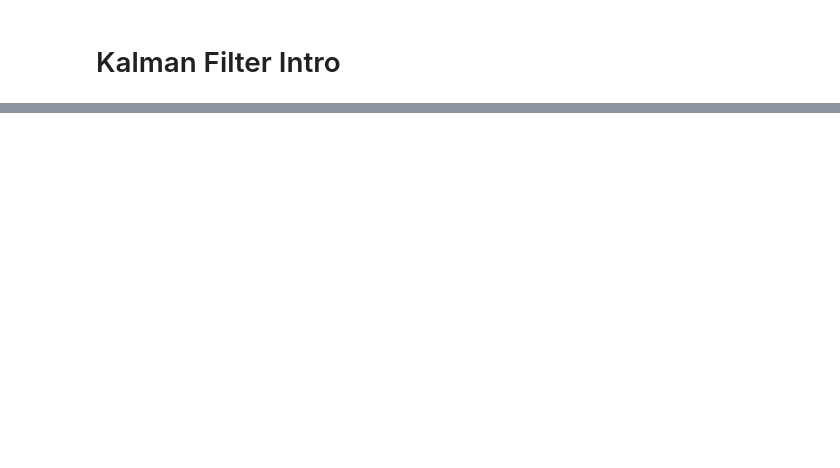
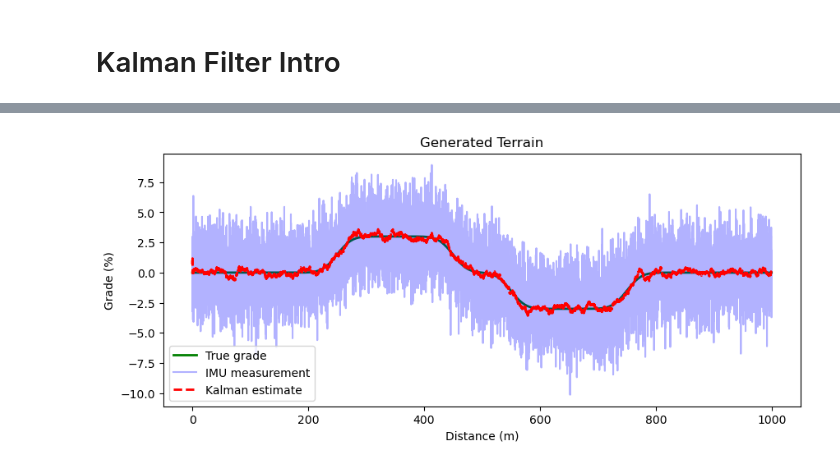
Before and after one commit to barroncelli/ATFS, a Jupyter notebook: Kalman_Models.ipynb, the cells around one changed output, grey strips where cells are left out. Cells and saved outputs as stored; diff of their text form; code cells hidden in the pictures; blank space fills up the shorter version.

```diff
--- a/Kalman_Models.ipynb
+++ b/Kalman_Models.ipynb
@@ -133,0 +261,86 @@ plt.show()
+# %%
+from scipy.ndimage import gaussian_filter1d
+
+dx = .1
+dist = 1000
+pos_x = np.arange(0, dist, dx)
+
+x_len = len(pos_x)
+grade_true = np.zeros(x_len)
+grade_true[25 * x_len // 100: 45 * x_len // 100] = 0.03
+grade_true[55 * x_len // 100: 75 * x_len // 100] = -0.03
+grade_true = gaussian_filter1d(grade_true, sigma=200) # smooth out grade transitions
+
+dgdx_true = np.concatenate([[0], np.diff(grade_true) / dx]) # making the very first element 0 to preserve vector length
+
+imu_noise_std = 0.02
+grade_measured = grade_true + np.random.normal(0, imu_noise_std, x_len)
+
+
+# rider model
+v_flat = 7      # 7 m/s ~= 16 mph
+grade_variance = 10  # approximating a linear relationship between speed and grade. Will update in later models.
+v_model = np.full(x_len, v_flat) - 10 * grade_true
+v_noise = gaussian_filter1d(np.random.normal(0, 0.2, len(pos_x)), sigma=100)  # rider won't maintain precise speed
+v_true_spatial = v_model + v_noise
+
+
+# time to deploy the kalman filter.
+
+g_0_est = 0.0    # inital grade estimate
+dgdx_est = 0.0     # initial dg/dx estimate
+G_est = np.array([[g_0_est], [dgdx_est]])
+F = np.array([[1, dx], [0, 1]])        # F@G(s) = G(x+1)
+H = np.array([[1, 0]])                 # extracts grade scalar from our G vector during H@G matrix mult.
+
+P = np.array([[imu_noise_std**2, 0.0], [0.0, 1e-10]])  # initial uncertainty matrix: P(1,1) = g_0 uncertainty and P(2,2) = dgdx uncertainty
+Q = np.array([[0.0, 0.0], [0.0, 1e-9]])     # our constant-dgdx model describes target very well, but not perfectly. Try setting to <1e-10, and see what I mean
+R = np.array([[imu_noise_std ** 2]])        # variance of instrument noise (our random noise has set std)
+
+estimates_g = []
+estimates_dgdx = []
+for val in grade_measured:
+    G_pred = F @ G_est
+    P_pred = F @ P @ F.T + Q    # when performing linear transformation F, multiply F by covariance matrix by F transpose
+    S = (H@P_pred@H.T + R)                        # this is "innovation covariance matrix," shows uncertainty of innovation vector,
+    K = (P_pred @ H.T) @ np.linalg.inv(S)         # which is the difference between measurement and prediction
+    P = (np.eye(2) - K @ H) @ P_pred
+    # generate new x estimate:
+    G_est = G_pred + K @ (np.array([[val]]) - H @ G_pred)
+    estimates_g.append(float(G_est[0, 0]))
+    estimates_dgdx.append(float(G_est[1, 0]))
+
+
+
+plt.figure(figsize=(10,4))
+plt.plot(pos_x, grade_true * 100, 'g-', linewidth=2, label='True grade')
+plt.plot(pos_x, grade_measured * 100, 'b-', alpha=0.3, label='IMU measurement')
+plt.plot(pos_x, np.array(estimates_g) * 100, 'r--', linewidth=2, label='Kalman estimate')
+plt.xlabel('Distance (m)')
+plt.ylabel('Grade (%)')
+plt.title('Generated Terrain')
+plt.legend()
+plt.show()
+
+plt.figure(figsize=(10,4))
+plt.plot(pos_x, dgdx_true, 'g-', linewidth=2, label = 'True Concavity')
+plt.plot(pos_x, estimates_dgdx, 'r--', linewidth=2, label='Kalman Estimate')
+plt.xlabel('Distance (m)')
+plt.ylabel('Rate of Change of Grade (%/m)')
+plt.legend()
+plt.show()
+
+plt.figure(figsize=(10,4))
+y_true = cumulative_trapezoid(grade_true, dx=dx, initial=0)
+plt.plot(pos_x, y_true, 'g-', linewidth=2, label='Terrain')
+plt.xlabel('Distance (m)')
+plt.ylabel('Height (m)')
+plt.show()
+
+plt.figure(figsize=(10,4))
+plt.plot(pos_x, v_true_spatial, 'g-', linewidth=2, label='Terrain')
+plt.xlabel('Distance (m)')
+plt.ylabel('Speed (m/s)')
+plt.show()
+# %% [output]
+[figure, added]
```
Also changed, not shown: parts of 16 cells of this notebook.
